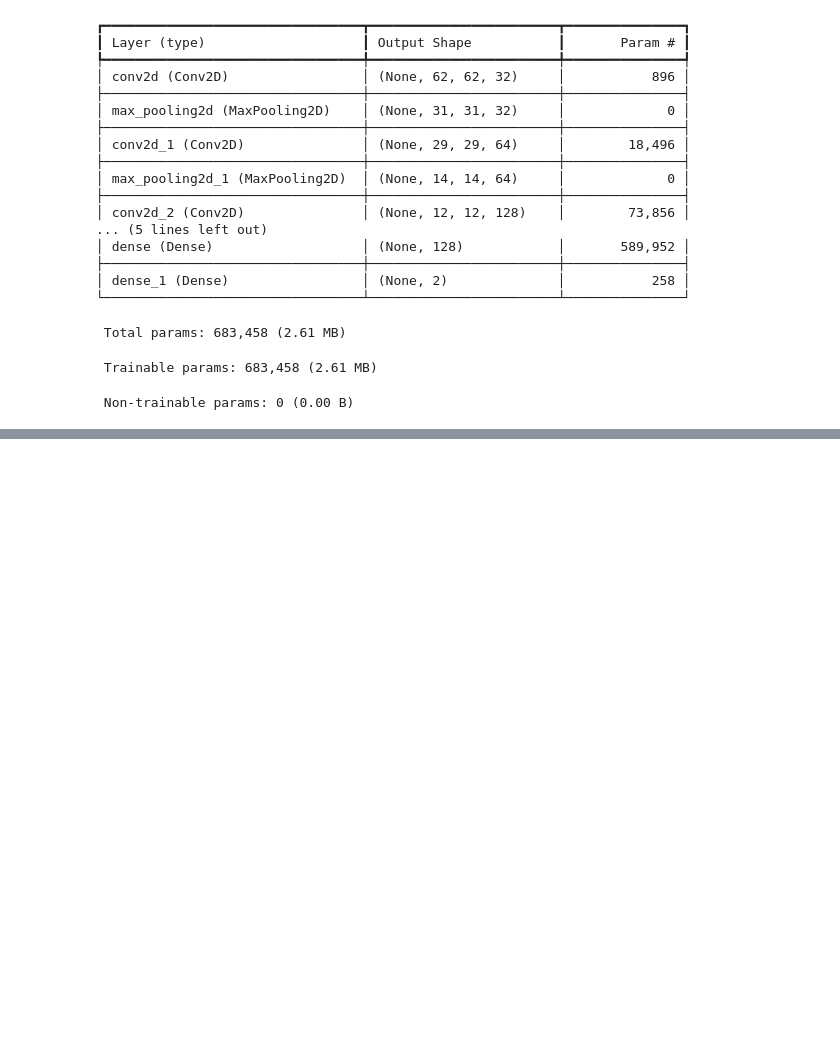
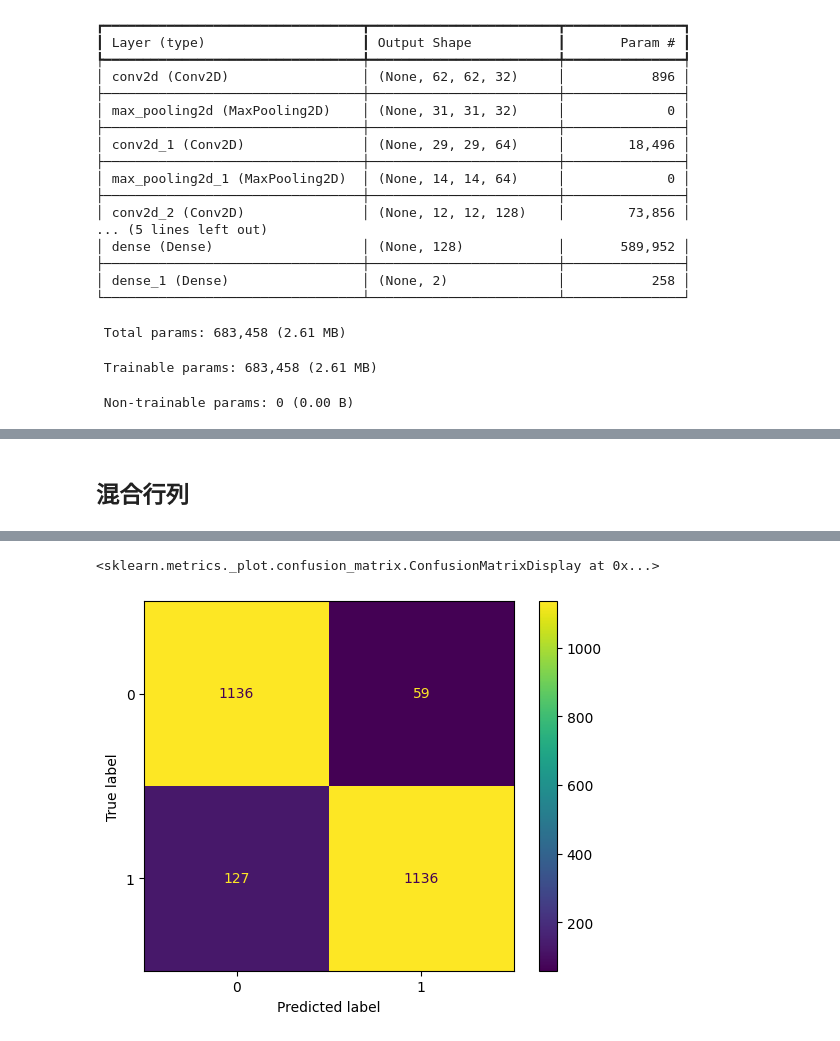
Before and after one commit to UG-isLab/introduction, a Jupyter notebook: src/introduction/task2/task2.ipynb, the cells around one changed output, grey strips where cells are left out. Saved outputs shown, nothing was run; the diff lists cells and outputs as text; code cells hidden in the pictures; blank space fills up the shorter version.

```diff
--- a/src/introduction/task2/task2.ipynb
+++ b/src/introduction/task2/task2.ipynb
@@ -187,0 +201,19 @@ Test Accuracy: 0.9333
+# %% [markdown]
+## 混合行列
+# %%
+import numpy as np
+y_pred_labels = []
+y_true_labels = []
+
+for x_batch, y_batch in test_ds:
+    y_pred_batch = model.predict(x_batch)
+    y_pred_labels.extend(np.argmax(y_pred_batch, axis=1))
+    y_true_labels.extend(y_batch.numpy())
+
+# 混同行列を表示
+from sklearn.metrics import confusion_matrix, ConfusionMatrixDisplay
+
+cm = confusion_matrix(y_true_labels, y_pred_labels)
+disp = ConfusionMatrixDisplay(confusion_matrix=cm)
+disp.plot()
+# %% [output]
@@ -187,0 +237,2 @@ Test Accuracy: 0.9333
+<sklearn.metrics._plot.confusion_matrix.ConfusionMatrixDisplay at 0x...>
+[figure, added]
```
Also changed, not shown: parts of 11 cells of this notebook.
